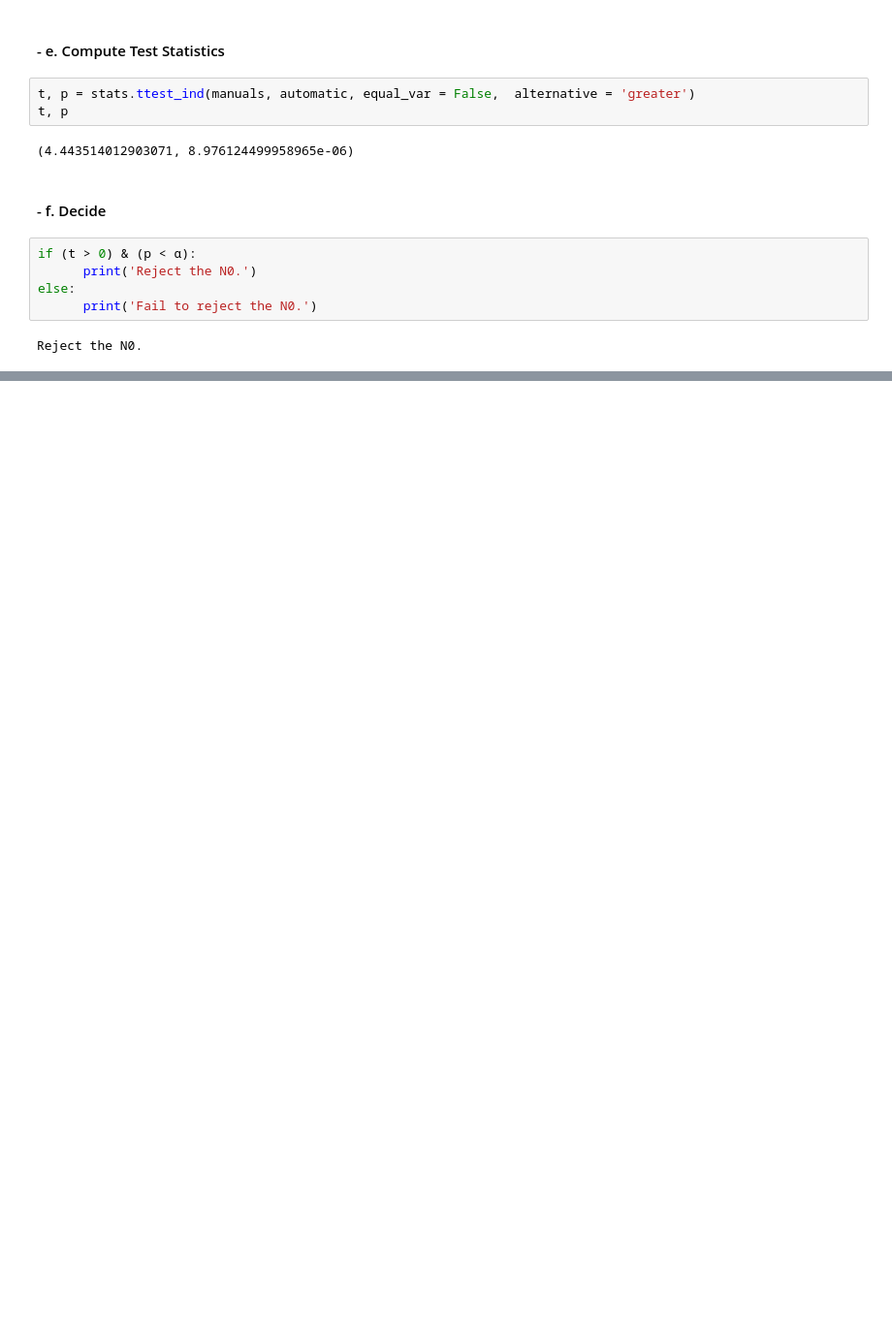
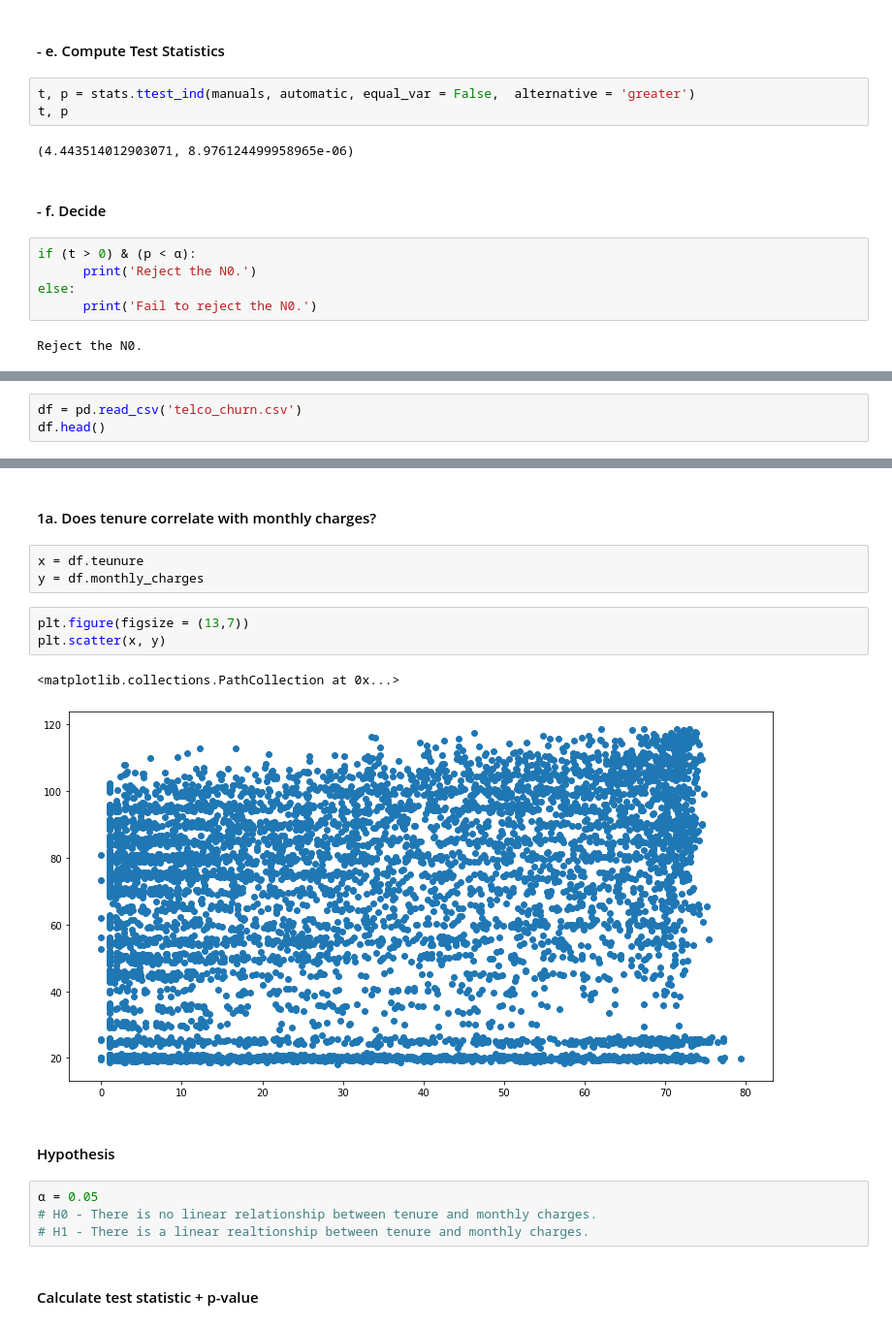
Before and after one commit to rachelrobbinsmayhill/statistics_exercises, a Jupyter notebook: hypothesis_testing.ipynb, the cells around one changed output, grey strips where cells are left out. Shown at 97% size. Drawn from its saved outputs; the diff is of its cells as text; blank space fills up the shorter version.

```diff
--- a/hypothesis_testing.ipynb
+++ b/hypothesis_testing.ipynb
@@ -480,0 +485,3 @@ Reject the N0.
+# %%
+df = pd.read_csv('telco_churn.csv')
+df.head()
@@ -480,0 +538,19 @@ Reject the N0.
+# %% [markdown]
+#### 1a. Does tenure correlate with monthly charges?
+# %%
+x = df.teunure
+y = df.monthly_charges
+# %%
+plt.figure(figsize = (13,7))
+plt.scatter(x, y)
+# %% [output]
+<matplotlib.collections.PathCollection at 0x...>
+[figure, added]
+# %% [markdown]
+#### Hypothesis
+# %%
+α = 0.05
+# H0 - There is no linear relationship between tenure and monthly charges.
+# H1 - There is a linear realtionship between tenure and monthly charges.
+# %% [markdown]
+#### Calculate test statistic + p-value
```
Also changed, not shown: parts of 33 cells of this notebook.
